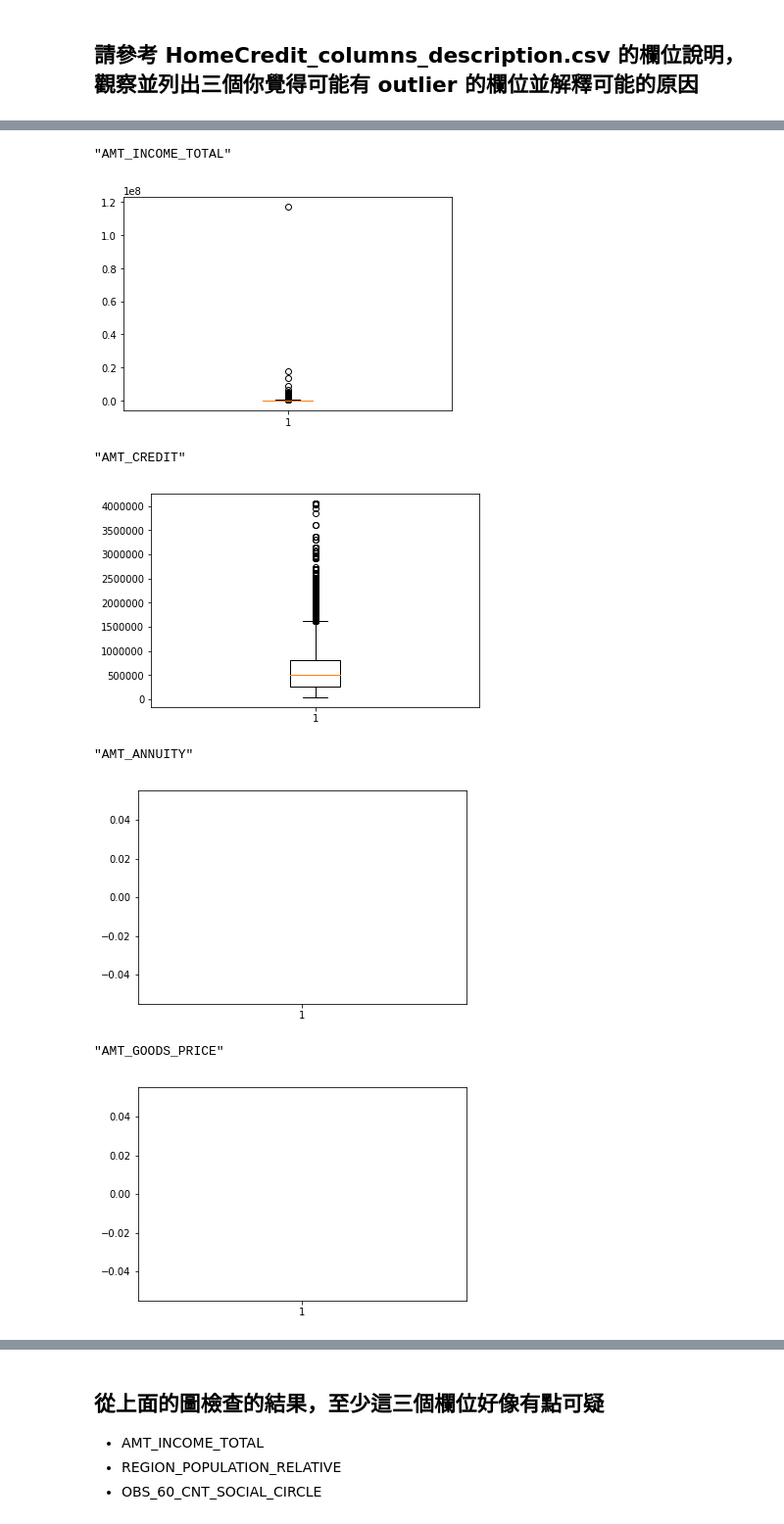
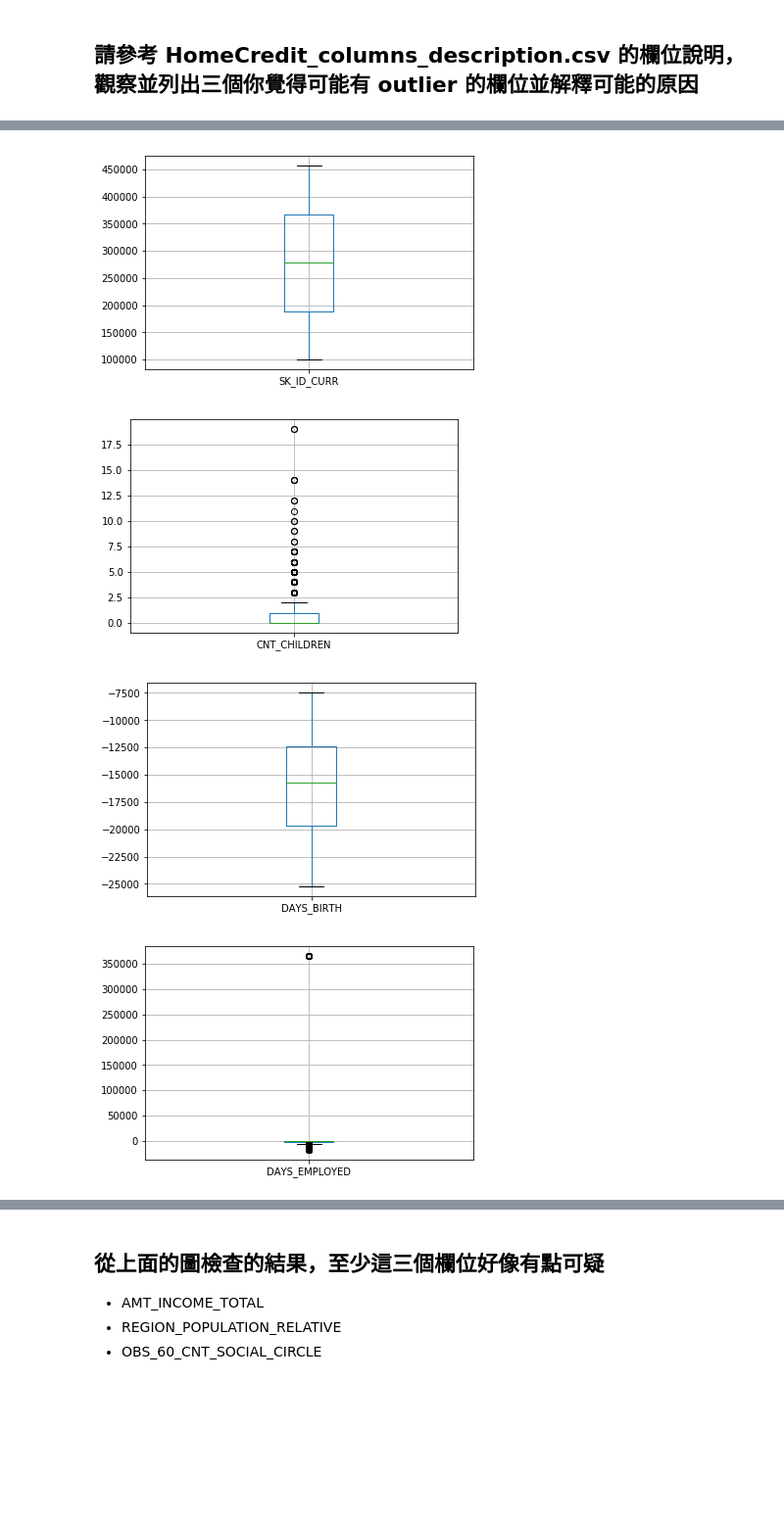
Before and after one commit to HRTseng/100Day-ML-Marathon, a Jupyter notebook: Day_006_HW.ipynb, the cells around one changed output, grey strips where cells are left out. Shown at 98% size. Drawn from its saved outputs; the diff is of its cells as text; code cells hidden in the pictures; blank space fills up the shorter version.

```diff
--- a/Day_006_HW.ipynb
+++ b/Day_006_HW.ipynb
@@ -42,7 +42,7 @@ dtype: int64
 """
 YOUR CODE HERE, fill correct data types (for example str, float, int, ...)
 """
-dtype_select = ["float"]
+dtype_select = ['int64', 'float64']
 
 numeric_columns = list(app_train.columns[list(app_train.dtypes.isin(dtype_select))])
 ##print(numeric_columns)
@@ -56,15 +56,10 @@ Numbers of remain columns: 65
 # %%
 # 檢視這些欄位的數值範圍
 for col in numeric_columns:
-    print('"'+col+'"')
-    plt.boxplot(app_train[col])
+    app_train.boxplot(col)
     plt.show()
 # %% [output]
-"AMT_INCOME_TOTAL"
-[figure, old version]
+[figure, new version]
-"AMT_CREDIT"
-[figure, old version]
+[figure, new version]
-"AMT_ANNUITY"
-[figure, old version]
+[figure, new version]
-"AMT_GOODS_PRICE"
-[figure, old version]
+[figure, new version]
```
Also changed, not shown: parts of 5 cells of this notebook, 1 other file.
